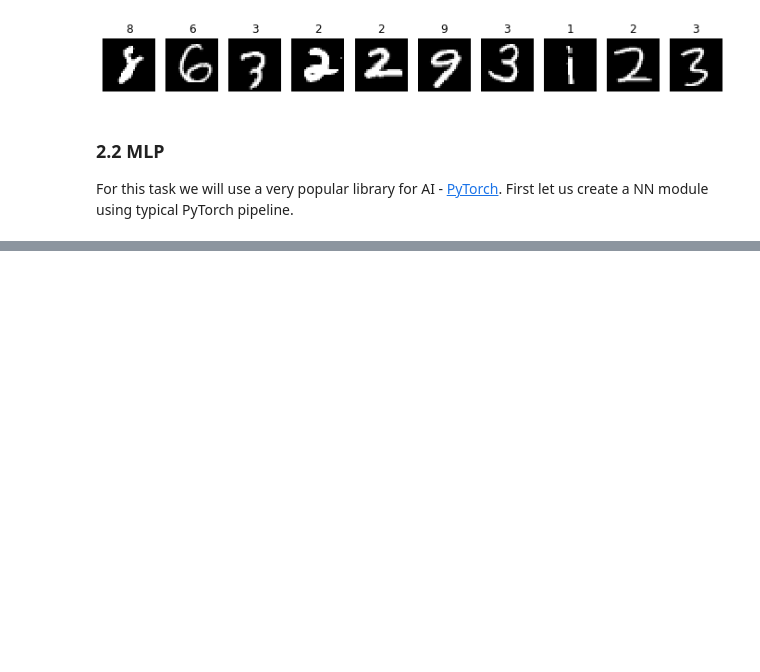
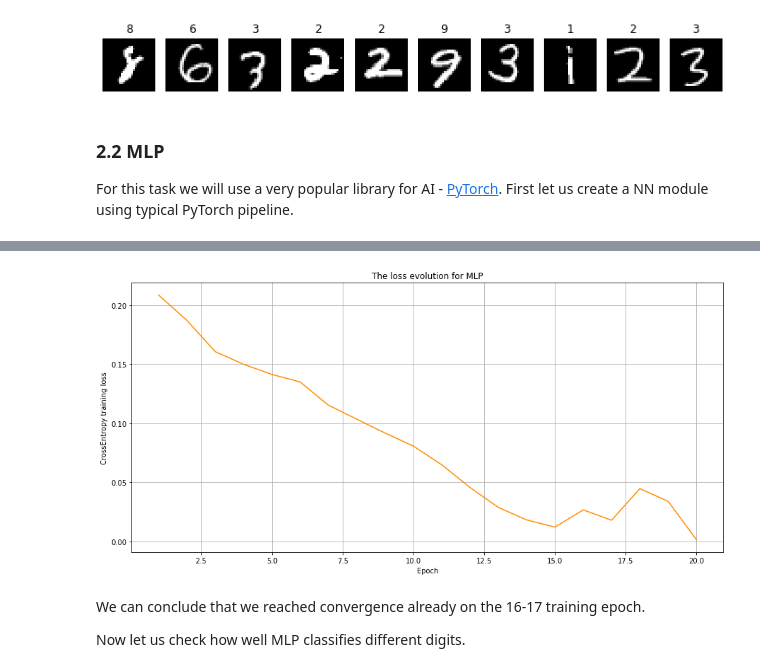
Before and after one commit to oganesManasian/Image-analysis-and-pattern-recognition, a Jupyter notebook: labs/lab_03_classification.ipynb, the cells around one changed output, grey strips where cells are left out. Cells and saved outputs as stored; diff of their text form; code cells hidden in the pictures; blank space fills up the shorter version.

```diff
--- a/labs/lab_03_classification.ipynb
+++ b/labs/lab_03_classification.ipynb
@@ -412,14 +480,18 @@ def compute_nb_errors(model, tensor_inputs, targets, mini_batch_size=100):
 # %%
-# Creating PyTorch tensors
-train_inputs, test_inputs = torch.Tensor(train_images).view(-1, 784), \
-    torch.Tensor(test_images).view(-1, 784)
+# Creating PyTorch tensors from training and test sets
+train_inputs, test_inputs = torch.Tensor(train_images).view(-1, 784), torch.Tensor(test_images).view(-1, 784)
 train_targets, test_targets = torch.Tensor(train_labels).long(), torch.Tensor(test_labels).long()
 
+# Normalize the training sets
 mu, std = train_inputs.mean(), train_inputs.std()
 train_inputs.sub_(mu).div_(std)
 
+# Normalize the test sets
 test_inputs.sub_(mu).div_(std)
 
-model_attempt = Net()
-model = train_model(model_attempt, train_inputs, train_targets)
+# Create a MLP object
+MLP = MLP_Net()
+
+# Train the model
+MLP, losses = train_model(MLP, train_inputs, train_targets)
 # %% [output]
@@ -442,0 +540,20 @@ model = train_model(model_attempt, train_inputs, train_targets)
+# %%
+nb_epochs = 20
+
+# Creating an array with nb_epoch values
+epochs = np.arange(1, nb_epochs+1)
+
+# Plotting the figure
+f, ax = plt.subplots(figsize=(15, 7))
+
+ax.plot(epochs, losses, 'darkorange')
+ax.set_ylabel('CrossEntropy training loss')
+ax.set_xlabel('Epoch')
+ax.grid('True')
+ax.set_title('The loss evolution for MLP');
+# %% [output]
+[figure, added]
+# %% [markdown]
+We can conclude that we reached convergence already on the 16-17 training epoch.
+
+Now let us check how well MLP classifies different digits.
```
Also changed, not shown: parts of 32 cells of this notebook.
